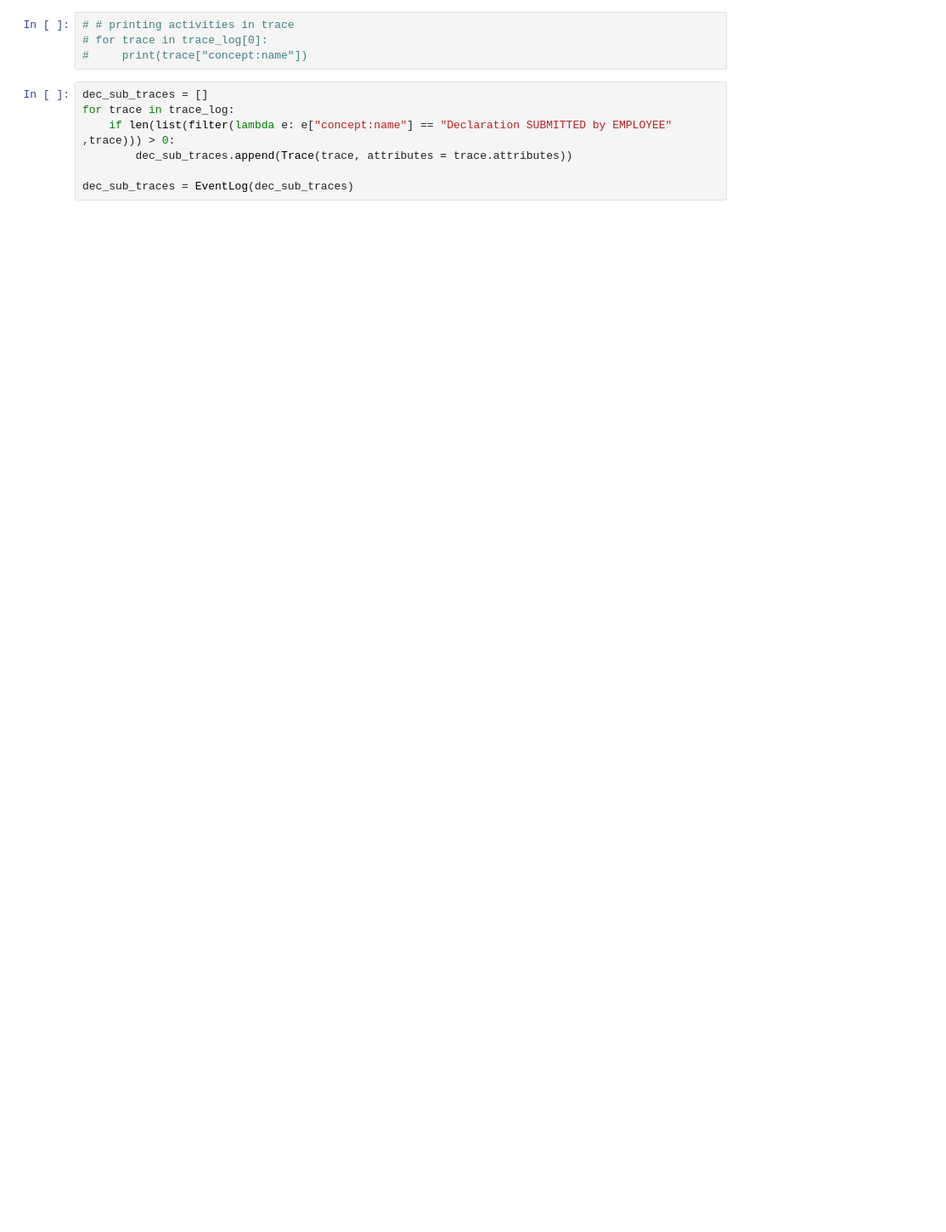
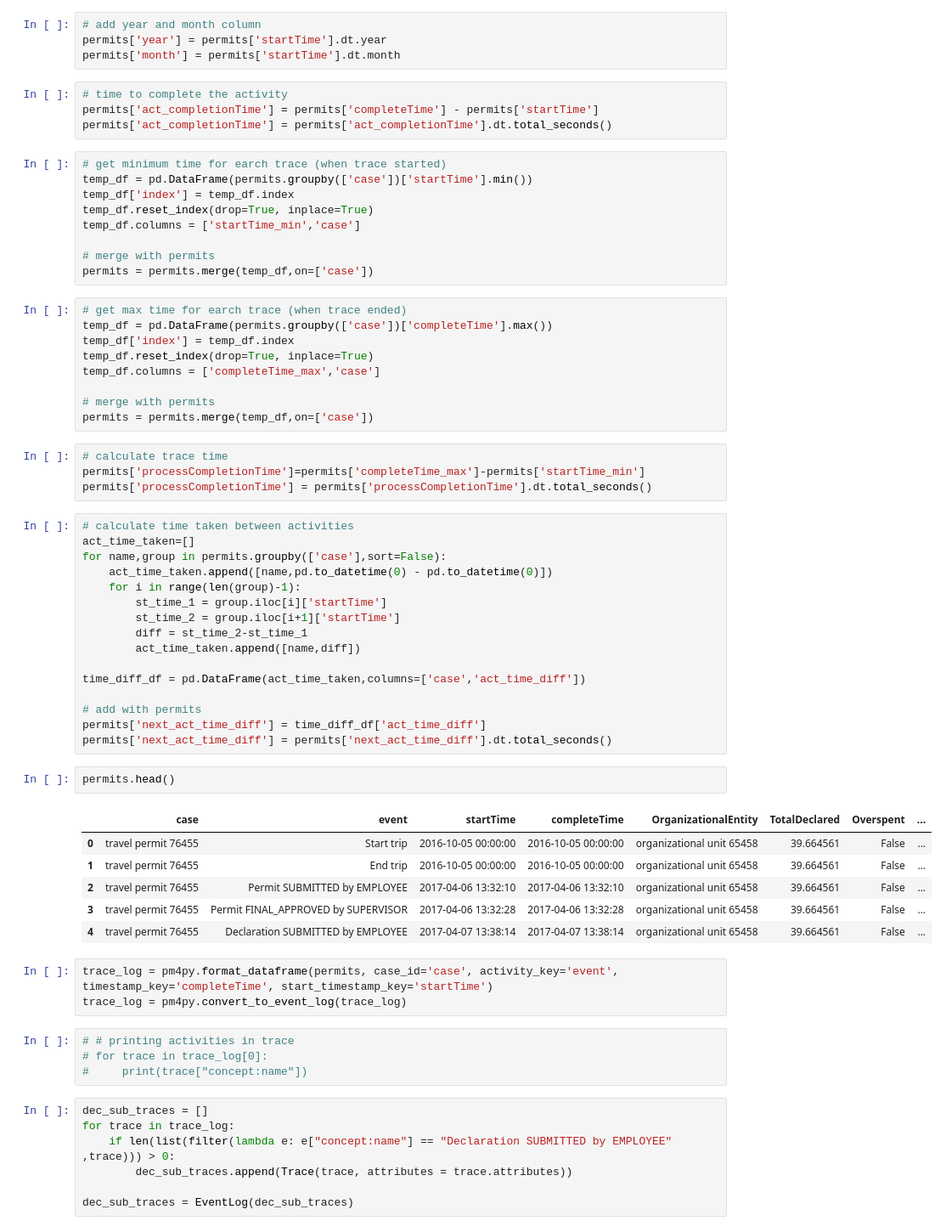
Before and after one commit to himanshudce/APM_BPI_2020, a Jupyter notebook: notebooks/data_prepration.ipynb, the cells around one changed output. Shown at 85% size. Cells and saved outputs as stored; diff of their text form; blank space fills up the shorter version.

```diff
--- a/notebooks/data_prepration.ipynb
+++ b/notebooks/data_prepration.ipynb
@@ -30,3 +86,61 @@ trace_log
+# %%
+# add year and month column
+permits['year'] = permits['startTime'].dt.year
+permits['month'] = permits['startTime'].dt.month
+# %%
+# time to complete the activity
+permits['act_completionTime'] = permits['completeTime'] - permits['startTime']
+permits['act_completionTime'] = permits['act_completionTime'].dt.total_seconds()
+# %%
+# get minimum time for earch trace (when trace started)
+temp_df = pd.DataFrame(permits.groupby(['case'])['startTime'].min())
+temp_df['index'] = temp_df.index
+temp_df.reset_index(drop=True, inplace=True)
+temp_df.columns = ['startTime_min','case']
+
+# merge with permits
+permits = permits.merge(temp_df,on=['case'])
+# %%
+# get max time for earch trace (when trace ended)
+temp_df = pd.DataFrame(permits.groupby(['case'])['completeTime'].max())
+temp_df['index'] = temp_df.index
+temp_df.reset_index(drop=True, inplace=True)
+temp_df.columns = ['completeTime_max','case']
+
+# merge with permits
+permits = permits.merge(temp_df,on=['case'])
+# %%
+# calculate trace time
+permits['processCompletionTime']=permits['completeTime_max']-permits['startTime_min']
+permits['processCompletionTime'] = permits['processCompletionTime'].dt.total_seconds()
+# %%
+# calculate time taken between activities
+act_time_taken=[]
+for name,group in permits.groupby(['case'],sort=False):
+    act_time_taken.append([name,pd.to_datetime(0) - pd.to_datetime(0)])
+    for i in range(len(group)-1):
+        st_time_1 = group.iloc[i]['startTime']
+        st_time_2 = group.iloc[i+1]['startTime']
+        diff = st_time_2-st_time_1
+        act_time_taken.append([name,diff])
+
+time_diff_df = pd.DataFrame(act_time_taken,columns=['case','act_time_diff'])
+
+# add with permits
+permits['next_act_time_diff'] = time_diff_df['act_time_diff']
+permits['next_act_time_diff'] = permits['next_act_time_diff'].dt.total_seconds()
+# %%
+permits.head()
+# %% [output]
+|  | case | event | startTime | completeTime | OrganizationalEntity | TotalDeclared | Overspent | ... |
+| 0 | travel permit 76455 | Start trip | 2016-10-05 00:00:00 | 2016-10-05 00:00:00 | organizational unit 65458 | 39.664561 | False | ... |
+| 1 | travel permit 76455 | End trip | 2016-10-05 00:00:00 | 2016-10-05 00:00:00 | organizational unit 65458 | 39.664561 | False | ... |
+| 2 | travel permit 76455 | Permit SUBMITTED by EMPLOYEE | 2017-04-06 13:32:10 | 2017-04-06 13:32:10 | organizational unit 65458 | 39.664561 | False | ... |
+| 3 | travel permit 76455 | Permit FINAL_APPROVED by SUPERVISOR | 2017-04-06 13:32:28 | 2017-04-06 13:32:28 | organizational unit 65458 | 39.664561 | False | ... |
+| 4 | travel permit 76455 | Declaration SUBMITTED by EMPLOYEE | 2017-04-07 13:38:14 | 2017-04-07 13:38:14 | organizational unit 65458 | 39.664561 | False | ... |
+# %%
+trace_log = pm4py.format_dataframe(permits, case_id='case', activity_key='event', timestamp_key='completeTime', start_timestamp_key='startTime')
+trace_log = pm4py.convert_to_event_log(trace_log)
 # %%
 # # printing activities in trace
 # for trace in trace_log[0]:
```
Also changed, not shown: parts of 27 cells of this notebook, 5 other files.
